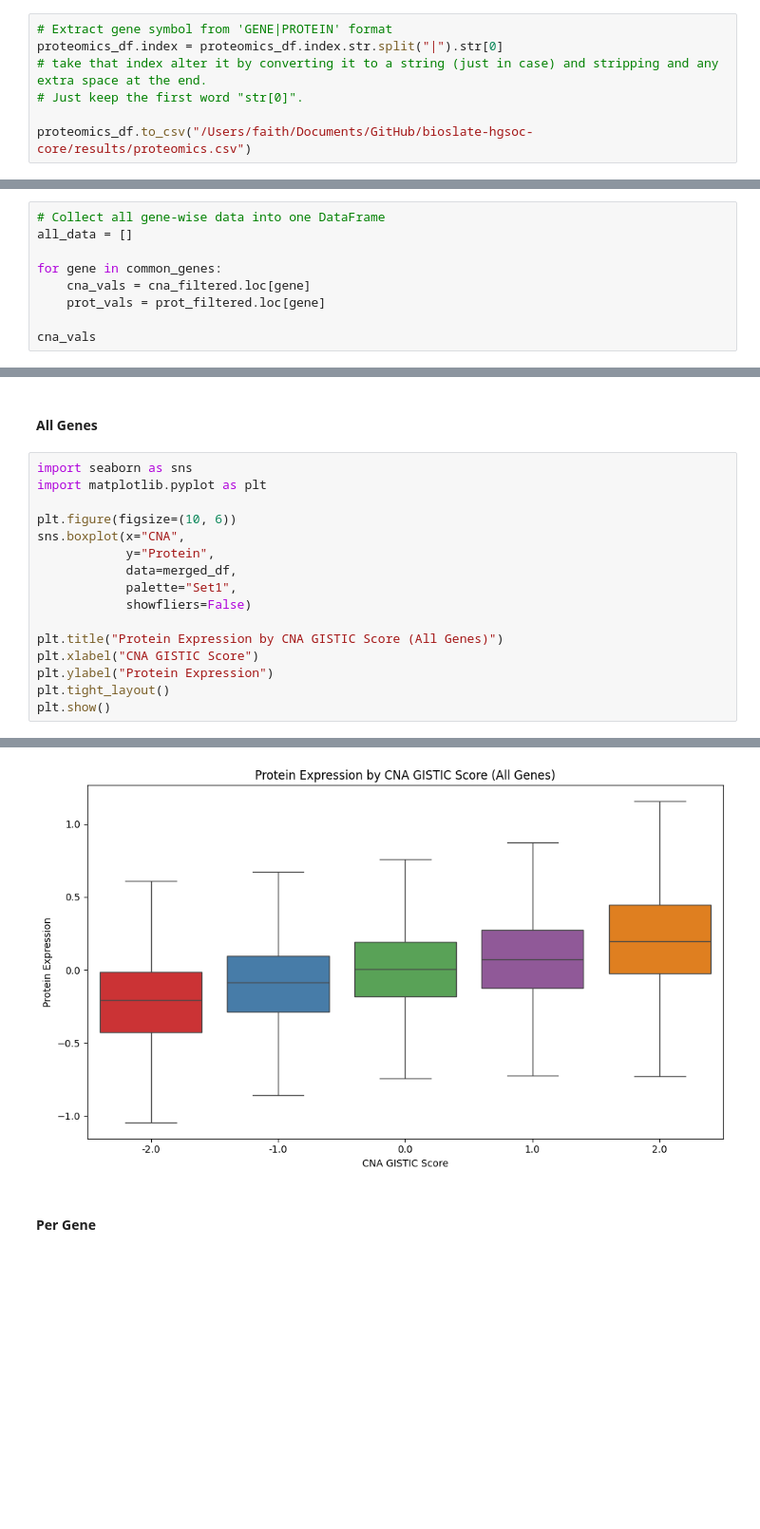
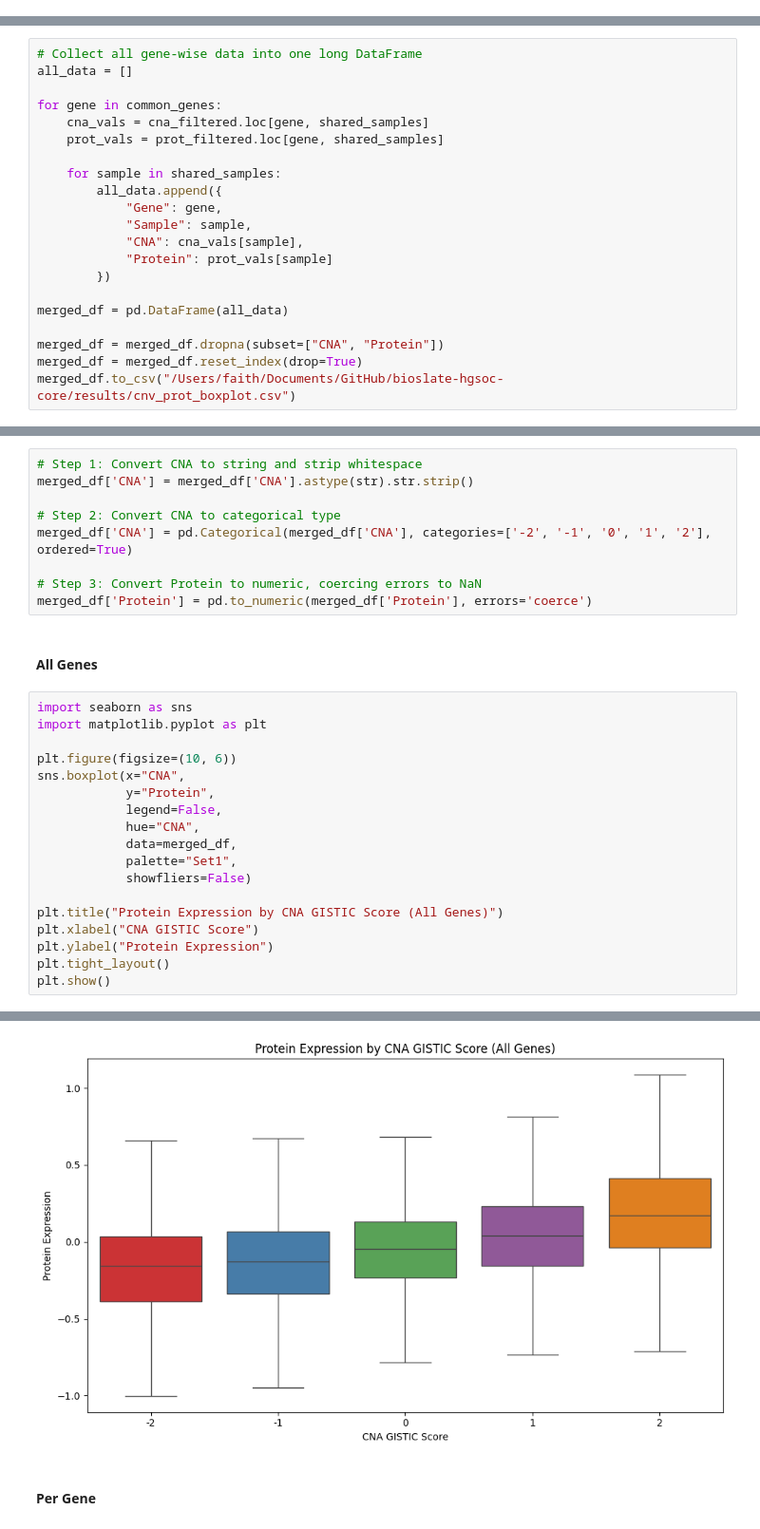
Before and after one commit to faith-ogun/bioslate-hgsoc-core, a Jupyter notebook: notebooks/tcga_gene_candidate_preprocessing.ipynb, the cells around one changed output, grey strips where cells are left out. Shown at 95% size. Saved outputs shown, nothing was run; the diff lists cells and outputs as text; blank space fills up the shorter version.

```diff
--- a/notebooks/tcga_gene_candidate_preprocessing.ipynb
+++ b/notebooks/tcga_gene_candidate_preprocessing.ipynb
@@ -157,13 +159,6 @@ Filter by checking which of these genes actually express a protein using proteom
 # Load proteomics data
 proteomics_df = pd.read_csv("/Users/faith/Documents/GitHub/bioslate-hgsoc-core/database_files/cBioPortal/ov_tcga_pan_can_atlas_2018/data_protein_quantification.txt", sep="\t", index_col=0)
 # We've named the index as the RPPA column.
-# %%
-# Extract gene symbol from 'GENE|PROTEIN' format
-proteomics_df.index = proteomics_df.index.str.split("|").str[0]
-# take that index alter it by converting it to a string (just in case) and stripping and any extra space at the end.
-# Just keep the first word "str[0]".
-
-proteomics_df.to_csv("/Users/faith/Documents/GitHub/bioslate-hgsoc-core/results/proteomics.csv")
 # %%
 proteomics_df
 # %% [output]
@@ -337,11 +400,23 @@ Index(['TCGA-09-1664-01', 'TCGA-13-1404-01', 'TCGA-13-1409-01',
        'TCGA-61-2613-01'],
       dtype='object', length=119)
 # %%
-# Collect all gene-wise data into one DataFrame
+# Collect all gene-wise data into one long DataFrame
 all_data = []
 
 for gene in common_genes:
-    cna_vals = cna_filtered.loc[gene]
-    prot_vals = prot_filtered.loc[gene]
+    cna_vals = cna_filtered.loc[gene, shared_samples]
+    prot_vals = prot_filtered.loc[gene, shared_samples]
 
-cna_vals
+    for sample in shared_samples:
+        all_data.append({
+            "Gene": gene,
+            "Sample": sample,
+            "CNA": cna_vals[sample],
+            "Protein": prot_vals[sample]
+        })
+
+merged_df = pd.DataFrame(all_data)
+
+merged_df = merged_df.dropna(subset=["CNA", "Protein"])
+merged_df = merged_df.reset_index(drop=True)
+merged_df.to_csv("/Users/faith/Documents/GitHub/bioslate-hgsoc-core/results/cnv_prot_boxplot.csv")
@@ -413,3 +440,12 @@ merged_df
+# %%
+# Step 1: Convert CNA to string and strip whitespace
+merged_df['CNA'] = merged_df['CNA'].astype(str).str.strip()
+
+# Step 2: Convert CNA to categorical type
+merged_df['CNA'] = pd.Categorical(merged_df['CNA'], categories=['-2', '-1', '0', '1', '2'], ordered=True)
+
+# Step 3: Convert Protein to numeric, coercing errors to NaN
+merged_df['Protein'] = pd.to_numeric(merged_df['Protein'], errors='coerce')
 # %% [markdown]
 #### All Genes
 # %%
@@ -419,6 +455,8 @@ import matplotlib.pyplot as plt
 plt.figure(figsize=(10, 6))
 sns.boxplot(x="CNA",
             y="Protein",
+            legend=False,
+            hue="CNA",
             data=merged_df,
             palette="Set1",
             showfliers=False)
@@ -435,4 +470,4 @@ Passing `palette` without assigning `hue` is deprecated and will be removed in v
-[figure, old version]
+[figure, new version]
 # %% [markdown]
 #### Per Gene
 # %%
```
Also changed, not shown: parts of 42 cells of this notebook, 58 other files.
